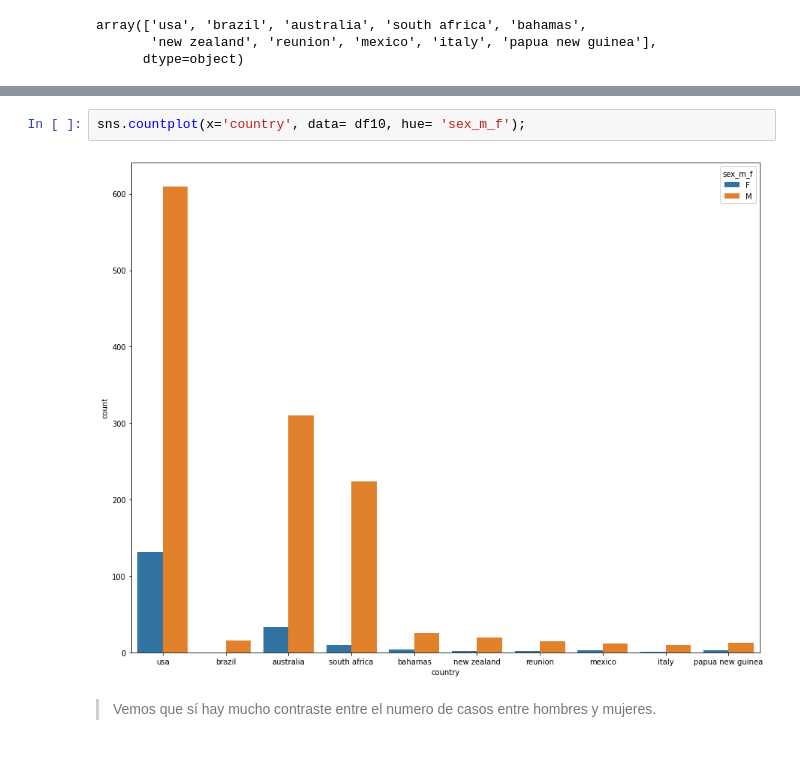
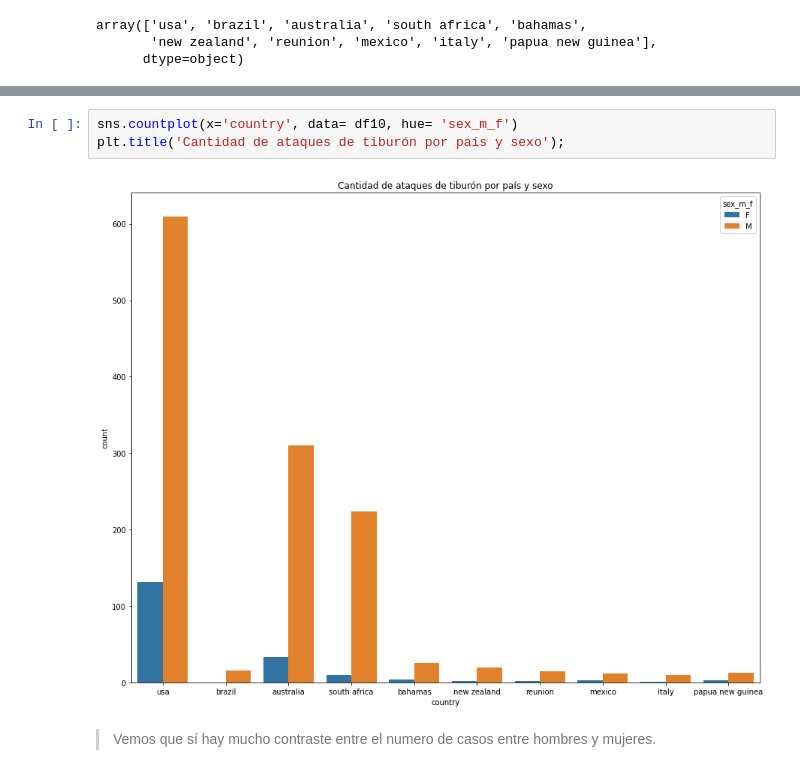
Before and after one commit to Adalab/DA-Promo-B-modulo-2-sprint-2-Ariana-Chloe, a Jupyter notebook: EDA/EDA-III.ipynb, the cells around one changed output, grey strips where cells are left out. Cells and saved outputs as stored; diff of their text form.

```diff
--- a/EDA/EDA-III.ipynb
+++ b/EDA/EDA-III.ipynb
@@ -151,9 +151,10 @@ df10.head(1)
 |  | case_number | year | type | country | area | location | activity | name | age | time | ... |
 | 0 | 2018.06.25 | 2018 | Boating | usa | California | Oceanside, San Diego County | Paddling | Julie Wolfe | 57.0 | 18h00 | ... |
 # %%
-sns.countplot(x='country', data= df10, hue= 'sex_m_f');
+sns.countplot(x='country', data= df10, hue= 'sex_m_f')
+plt.title('Cantidad de ataques de tiburón por país y sexo');
 # %% [output]
-[figure, old version]
+[figure, new version]
 # %% [markdown]
 > Vemos que sí hay mucho contraste entre el numero de casos entre hombres y mujeres.
 # %% [markdown]
```
Also changed, not shown: parts of 15 cells of this notebook, 9 other files.
